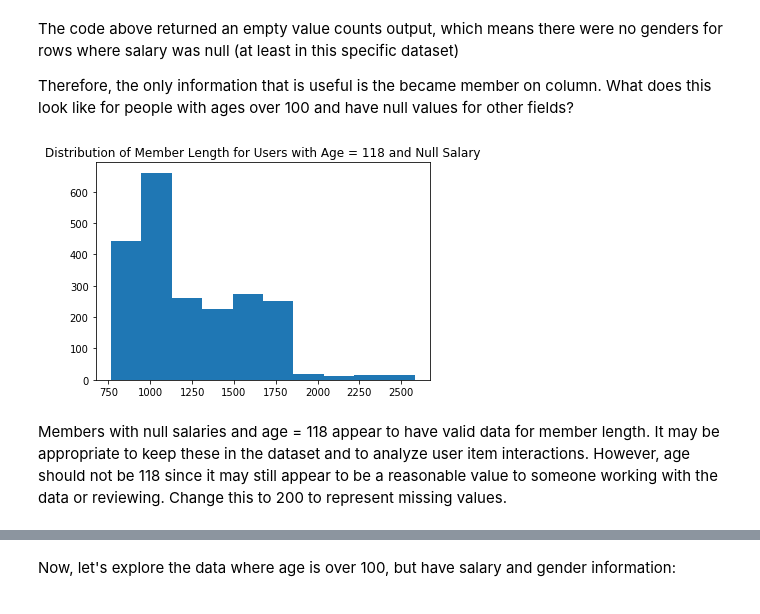
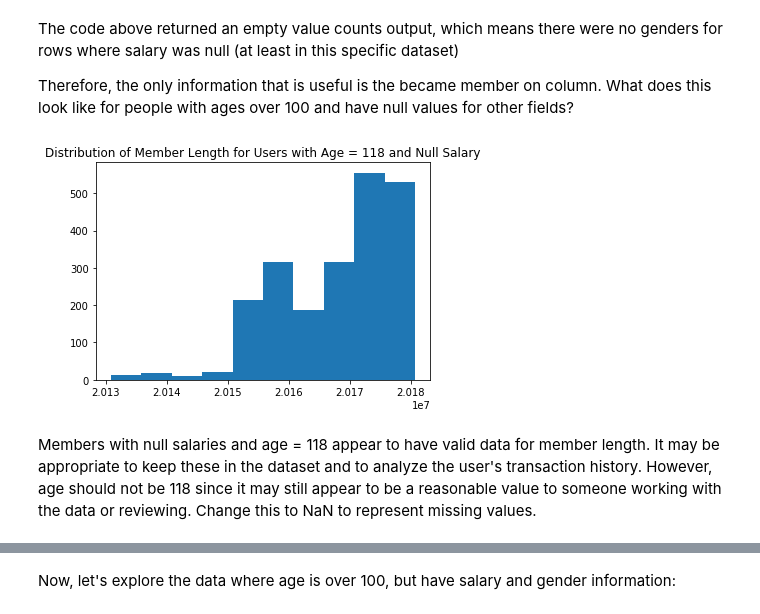
Before and after one commit to regomoto/Data_Science_Nanodegree, a Jupyter notebook: 04_capstone_starbucks/Starbucks_Capstone_EDA_notebook.ipynb, the cells around one changed output, grey strips where cells are left out. Cells and saved outputs as stored; diff of their text form; code cells hidden in the pictures.

```diff
--- a/04_capstone_starbucks/Starbucks_Capstone_EDA_notebook.ipynb
+++ b/04_capstone_starbucks/Starbucks_Capstone_EDA_notebook.ipynb
@@ -600,12 +608,12 @@ The code above returned an empty value counts output, which means there were no
 
 Therefore, the only information that is useful is the became member on column. What does this look like for people with ages over 100 and have null values for other fields?
 # %%
-plt.hist(profile[(profile['age'] > 100) & (profile['income'].isnull())]['member_len'], bins = 10);
+plt.hist(profile[(profile['age'] > 100) & (profile['income'].isnull())]['became_member_on'], bins = 10);
 plt.title('Distribution of Member Length for Users with Age = 118 and Null Salary');
 # %% [output]
-[figure, old version]
+[figure, new version]
 # %% [markdown]
-Members with null salaries and age = 118 appear to have valid data for member length. It may be appropriate to keep these in the dataset and to analyze user item interactions. However, age should not be 118 since it may still appear to be a reasonable value to someone working with the data or reviewing. Change this to 200 to represent missing values.
+Members with null salaries and age = 118 appear to have valid data for member length. It may be appropriate to keep these in the dataset and to analyze the user's transaction history. However, age should not be 118 since it may still appear to be a reasonable value to someone working with the data or reviewing. Change this to NaN to represent missing values.
 # %%
 profile['age'] = profile['age'].apply(lambda x: np.NaN if x == 118 else x)
 # %%
```
Also changed, not shown: parts of 53 cells of this notebook.
